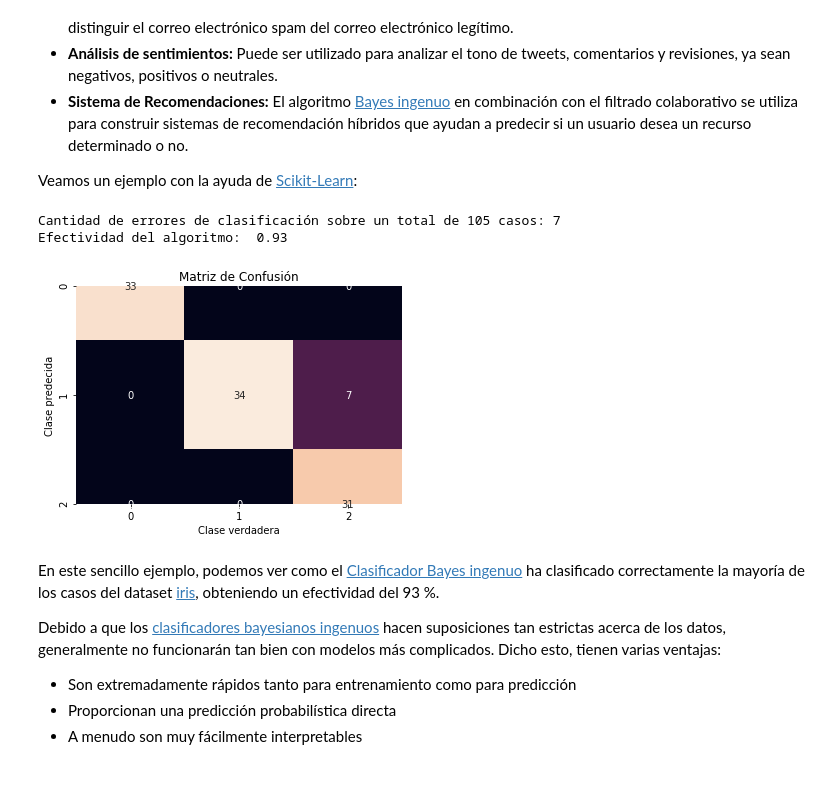
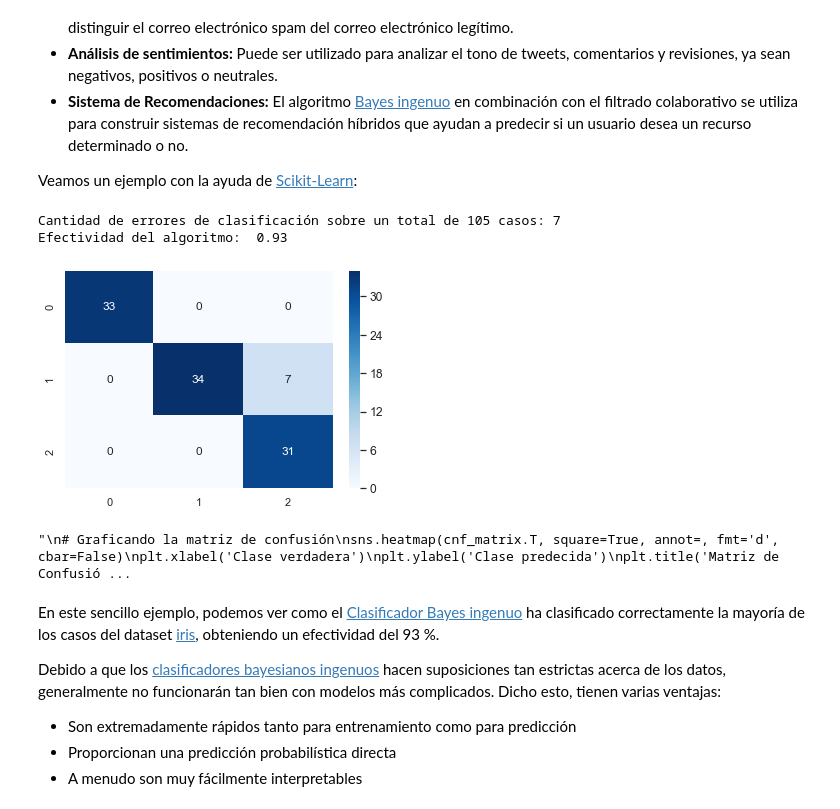
Before and after one commit to thebridge-tech/DataScience_PRE_Week3, a Jupyter notebook: WP3_WU_WEN_M.ipynb, the cells around one changed output. Cells and saved outputs as stored; diff of their text form; code cells hidden in the pictures; blank space fills up the shorter version.

```diff
--- a/WP3_WU_WEN_M.ipynb
+++ b/WP3_WU_WEN_M.ipynb
@@ -40,9 +40,19 @@ import matplotlib.pyplot as plt
 import numpy as np # importando numpy
 import pandas as pd # importando pandas
 from scipy import stats
+import seaborn as sns
 
 np.random.seed(2131982) # para poder replicar el random
 
+import matplotlib.pyplot as plt # importando matplotlib
+import seaborn as sns # importando seaborn
+
+# parametros esteticos de seaborn
+# sns.set_palette("PuBuGn_d", desat=.6)
+sns.set_palette("Dark2")
+sns.set_context(rc={"figure.figsize": (8, 4)})
+#sns.set()
+
 %matplotlib inline
 # %%
 # Ejemplo ley de grandes números
@@ -140,7 +150,8 @@ La *[estadística bayesiana](https://es.wikipedia.org/wiki/Estad%C3%ADstica_baye
 Para entender más fácilmente como funciona la *[estadística bayesiana](https://es.wikipedia.org/wiki/Estad%C3%ADstica_bayesiana)* veamos un simple ejemplo del lanzamiento de una moneda. La idea principal de la inferencia bayesiana es que la noción de *[probabilidad](https://es.wikipedia.org/wiki/Probabilidad)* cambia mientras más *[datos](https://es.wikipedia.org/wiki/Dato)* tengamos.
 # %%
 sns.set_context(rc={"figure.figsize": (11, 9)})
-
+plt.figure(figsize=(20,10))
+sns.set()
 dist = stats.beta
 n_trials = [0, 1, 2, 3, 4, 5, 8, 15, 50, 500]
 data = stats.bernoulli.rvs(0.5, size=n_trials[-1])
@@ -159,11 +170,11 @@ for k, N in enumerate(n_trials):
 
     leg = plt.legend()
     leg.get_frame().set_alpha(0.4)
-    plt.autoscale(tight=False)
+    plt.autoscale(tight=True)
 
 plt.suptitle("Actualizacion Bayesiana de probabilidades posterios",
              y=1.02,
-             fontsize=14)
+             fontsize=15)
 
 plt.tight_layout()
 # %% [output]
@@ -295,40 +306,54 @@ from sklearn.metrics import confusion_matrix
 from sklearn.model_selection import train_test_split
 import seaborn as sns
 import matplotlib.pyplot as plt
+
+sns.set_palette("Blues_r", desat=.6)
+sns.set_context(rc={"figure.figsize": (8, 4)})
+sns.set()
 
 # Ejemplo Naive Bayes usuando iris dataset
 iris = datasets.load_iris()
 X = iris.data
 y = iris.target
 
 # Dividir los datos en entrenamiento y evaluación
 X_train, X_test, y_train, y_test = train_test_split(X, y, test_size=0.7,
                                                     random_state=0)
 
 # inicializar el clasificador Naive Bayes
 bayes_ingenuo = GaussianNB()
 
 # predicción
 y_pred = bayes_ingenuo.fit(X_train, y_train).predict(X_test)
 
 # Matriz de confusión
 cnf_matrix = confusion_matrix(y_test, y_pred)
 
 print("Cantidad de errores de clasificación sobre un total de {0} casos: {1}"
       .format(y_test.shape[0],(y_test != y_pred).sum()))
 print("Efectividad del algoritmo: {0: .2f}"
       .format(1 - (y_test != y_pred).sum()/y_test.shape[0]))
 
+plt.xlabel('Clase verdadera')
+plt.ylabel('Clase predecida')
+sns.set(font_scale=1.1)#for label size
+ax = sns.heatmap(cnf_matrix.T, annot=True, cmap="Blues", annot_kws={"size": 12})# font size
+bottom, top = ax.get_ylim()
+ax.set_ylim(bottom + 0.5, top - 0.5)
+plt.show()
+'''
 # Graficando la matriz de confusión
-sns.heatmap(cnf_matrix.T, square=True, annot=True, fmt='d', cbar=False)
+sns.heatmap(cnf_matrix.T, square=True, annot=, fmt='d', cbar=False)
 plt.xlabel('Clase verdadera')
 plt.ylabel('Clase predecida')
 plt.title('Matriz de Confusión')
 plt.show()
+'''
 # %% [output]
 Cantidad de errores de clasificación sobre un total de 105 casos: 7
 Efectividad del algoritmo:  0.93
-[figure, old version]
+[figure, new version]
+"\n# Graficando la matriz de confusión\nsns.heatmap(cnf_matrix.T, square=True, annot=, fmt='d', cbar=False)\nplt.xlabel('Clase verdadera')\nplt.ylabel('Clase predecida')\nplt.title('Matriz de Confusió ...
 # %% [markdown]
 En este sencillo ejemplo, podemos ver como el [Clasificador Bayes ingenuo](https://es.wikipedia.org/wiki/Clasificador_bayesiano_ingenuo) ha clasificado correctamente la mayoría de los casos del dataset [iris](https://es.wikipedia.org/wiki/Iris_flor_conjunto_de_datos), obteniendo un efectividad del 93 %.
 
```
Also changed, not shown: parts of 4 cells of this notebook, 1 other file.
